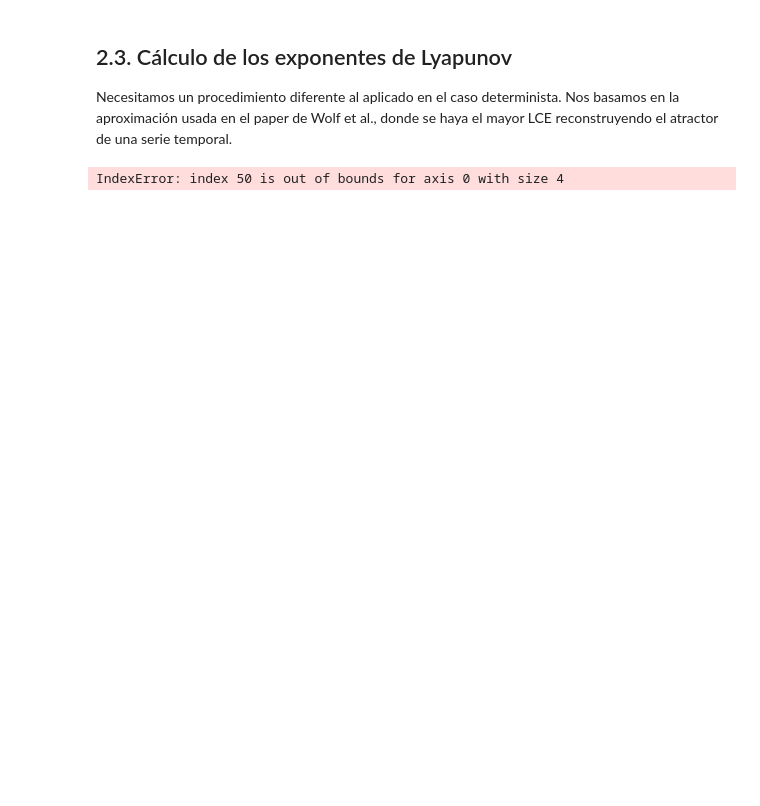
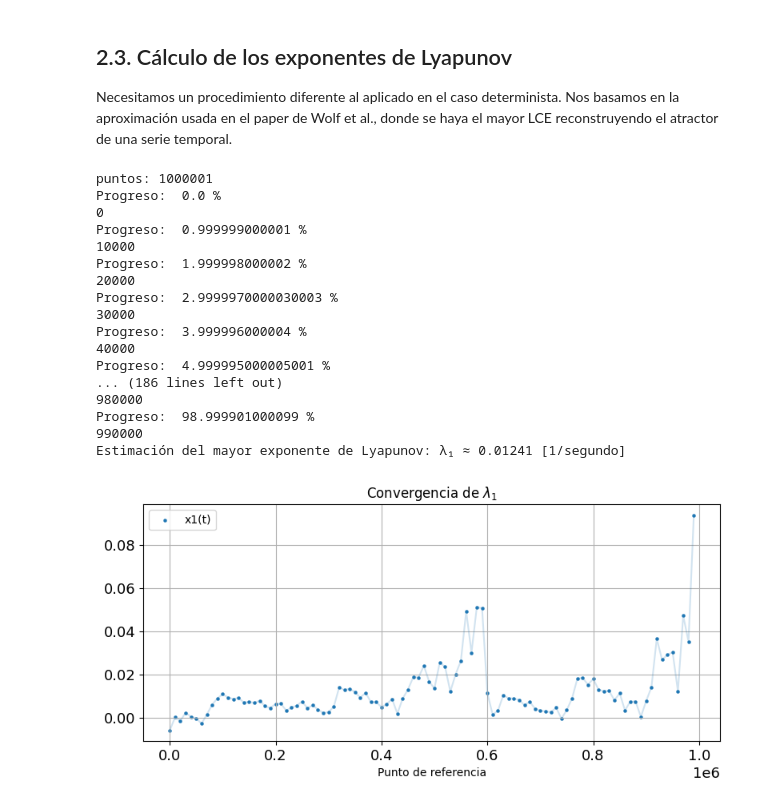
Before and after one commit to jenriquezafra/TFG, a Jupyter notebook: clasical_model.ipynb, the cells around one changed output. Drawn from its saved outputs; the diff is of its cells as text; code cells hidden in the pictures; blank space fills up the shorter version.

```diff
--- a/clasical_model.ipynb
+++ b/clasical_model.ipynb
@@ -602,8 +727,9 @@ def estimate_LCE1_Wolf(data_4d, evol_time = 30, min_separation = 50, dt = 1.0, m
         Estimación del mayor LCE
     '''
 
-    # N = len(data_4d)
-    N = data_4d.shape[1]
+    N = len(data_4d)
+    print('puntos:',N)
+
     if start_indices is None:
         start_indices = [0] # se puede promediar
 
@@ -614,7 +740,7 @@ def estimate_LCE1_Wolf(data_4d, evol_time = 30, min_separation = 50, dt = 1.0, m
         log_sum = 0.0
         count = 0
 
-        # iteramos mientras se pueda evolucionar el referencia y sin superar el máximo de iteraciones
+        # iteramos mientras se pueda evolucionar el punto de referencia y sin superar el máximo de iteraciones
         while (idx_f + evol_time < N) and (count < max_replacements):
             # buscamos vecino más cercano para el referencia más cercano
             idx_n, dist_init = nearest_neighbour_4D(data_4d, idx_f, min_separation)
@@ -622,6 +748,7 @@ def estimate_LCE1_Wolf(data_4d, evol_time = 30, min_separation = 50, dt = 1.0, m
             # vemos que la distancia inicial es valida
             if np.isinf(dist_init) or dist_init < 1e-12:
                 break
+
             # definimos los índices después de la evolución
             idx_f_next = idx_f + evol_time
             idx_n_next = idx_n + evol_time
@@ -639,63 +766,81 @@ def estimate_LCE1_Wolf(data_4d, evol_time = 30, min_separation = 50, dt = 1.0, m
             # renormalizamos
             idx_f = idx_f_next
 
+        percent = (init_idx / N) * 100
+        print('Progreso: ', percent, '%') # DEBUG
+        print(init_idx)
+
         if count > 0:
             lambda_local = (log_sum / (count * evol_time * dt))
-            print('lambda_local: ', lambda_local) # DEBUG
             lambda_estimates.append(lambda_local)
-            print('lambda_estimates: ',lambda_estimates) # DEBUG
 
-    print(len(lambda_estimates)) # DEBUG
 
     if len(lambda_estimates) > 0:
         lambda1 = np.mean(lambda_estimates)
+
     else:
         print('Entra mal. len(lambda_estimates):', len(lambda_estimates)) # DEBUG
         lambda1 = 0
 
-    return lambda1
+    return lambda1, lambda_estimates
 # %%
 # lo aplicamos a nuestro sistema de 4 especies
 t = t_vals_EM_4esp
 dt = t[1] - t[0]
 
 # definimos nuestro array de datos en R^4
 x1 = x_vals_EM_4esp[:,0]
 x2 = x_vals_EM_4esp[:,1]
 x3 = x_vals_EM_4esp[:,2]
 x4 = x_vals_EM_4esp[:,3]
 
-data_4d = np.array([x1, x2, x3, x4])
-# print(data_4d.shape[1])
+data_4d = np.array([x1, x2, x3, x4]).T
 
 # Parámetros para el algoritmo
-evol_time = 50         # número de pasos para evolución entre renormalizaciones
-min_sep = 10           # separación mínima en el tiempo para evitar vecinos triviales
-max_rep = 2000         # máximo número de renormalizaciones
+evol_time = 100 #50         # número de pasos para evolución entre renormalizaciones
+min_sep = 5 #10           # separación mínima en el tiempo para evitar vecinos triviales
+max_rep = 5000       # máximo número de renormalizaciones
 
 # Podemos usar varios puntos de inicio para mejorar la estadística
-# start_indices = list(range(0, 500, 50))  # por ejemplo, índices 0, 50, 100, ... hasta 450
-start_indices = [0, 50, 100, 150, 200]
+# start_indices = list(range(0, 5000, 50))
+start_indices = list(range(0, (len(data_4d)-evol_time), 10000))
+
 
 # estimamos lambda1
-lambda1 = estimate_LCE1_Wolf(data_4d, evol_time=evol_time,
+lambda1, lambda_array = estimate_LCE1_Wolf(data_4d, evol_time=evol_time,
                                 min_separation=min_sep, dt=dt,
                                 max_replacements=max_rep, start_indices=start_indices)
 
 print(f"Estimación del mayor exponente de Lyapunov: λ₁ ≈ {lambda1:.5f} [1/segundo]")
-print(lambda1)
 
-# vemos una de las series para ver los datos
+# vemos su convergencia
 plt.figure(figsize=(8,4))
-plt.plot(t, x1, label='x1(t)')
-plt.xlabel("Tiempo")
-plt.ylabel("x1(t)")
-plt.title("Ejemplo de serie temporal x1")
-plt.xlim([0, t[-1]])
-plt.ylim([0, np.max(data_4d)])
+plt.xlabel("Punto de referencia")
+plt.title(r"Convergencia de $\lambda_1$")
+# plt.xlim([0, t[-1]])
+# plt.ylim([np.min(lambda_array), np.max(lambda_array)])
+plt.scatter(start_indices, lambda_array, label='x1(t)', linewidths=0.2, marker = ".")
 plt.legend()
+plt.plot(start_indices, lambda_array, label='x1(t)', alpha = 0.2)
 plt.grid()
 plt.tight_layout()
 plt.show()
 # %% [output]
-IndexError: index 50 is out of bounds for axis 0 with size 4
+puntos: 1000001
+Progreso:  0.0 %
+0
+Progreso:  0.999999000001 %
+10000
+Progreso:  1.999998000002 %
+20000
+Progreso:  2.9999970000030003 %
+30000
+Progreso:  3.999996000004 %
+40000
+Progreso:  4.999995000005001 %
+... (186 lines left out)
+980000
+Progreso:  98.999901000099 %
+990000
+Estimación del mayor exponente de Lyapunov: λ₁ ≈ 0.01241 [1/segundo]
+[figure, added]
```
Also changed, not shown: parts of 26 cells of this notebook.
